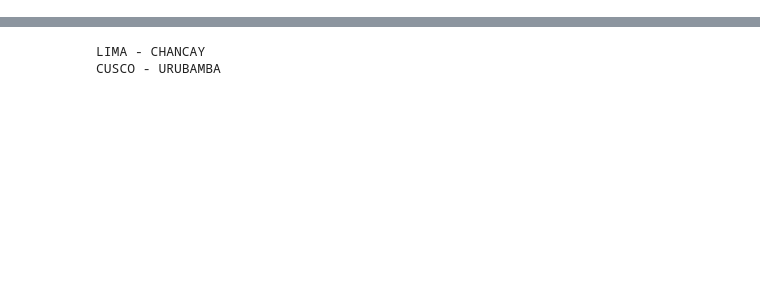
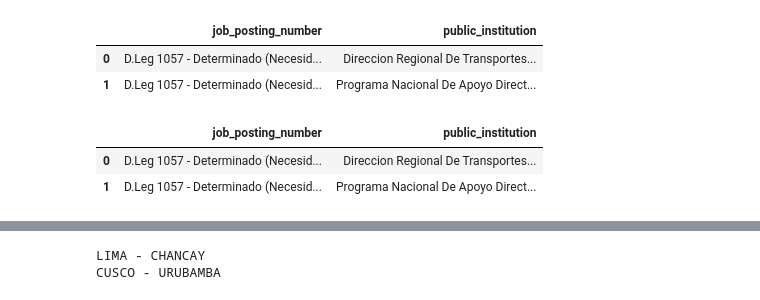
Before and after one commit to TJhon/talento_peru_jobs, a Jupyter notebook: read.ipynb, the cells around one changed output, grey strips where cells are left out. Saved outputs shown, nothing was run; the diff lists cells and outputs as text; code cells hidden in the pictures; blank space fills up the shorter version.

```diff
--- a/read.ipynb
+++ b/read.ipynb
@@ -43,0 +279,12 @@ data.head()
+# %%
+data1.head(2)[['job_posting_number', 'public_institution']]
+# %% [output]
+|  | job_posting_number | public_institution |
+| 0 | D.Leg 1057 - Determinado (Necesid... | Direccion Regional De Transportes... |
+| 1 | D.Leg 1057 - Determinado (Necesid... | Programa Nacional De Apoyo Direct... |
+# %%
+data2.head(2)[['job_posting_number', 'public_institution']]
+# %% [output]
+|  | job_posting_number | public_institution |
+| 0 | D.Leg 1057 - Determinado (Necesid... | Direccion Regional De Transportes... |
+| 1 | D.Leg 1057 - Determinado (Necesid... | Programa Nacional De Apoyo Direct... |
```
Also changed, not shown: parts of 10 cells of this notebook, 6 other files.
